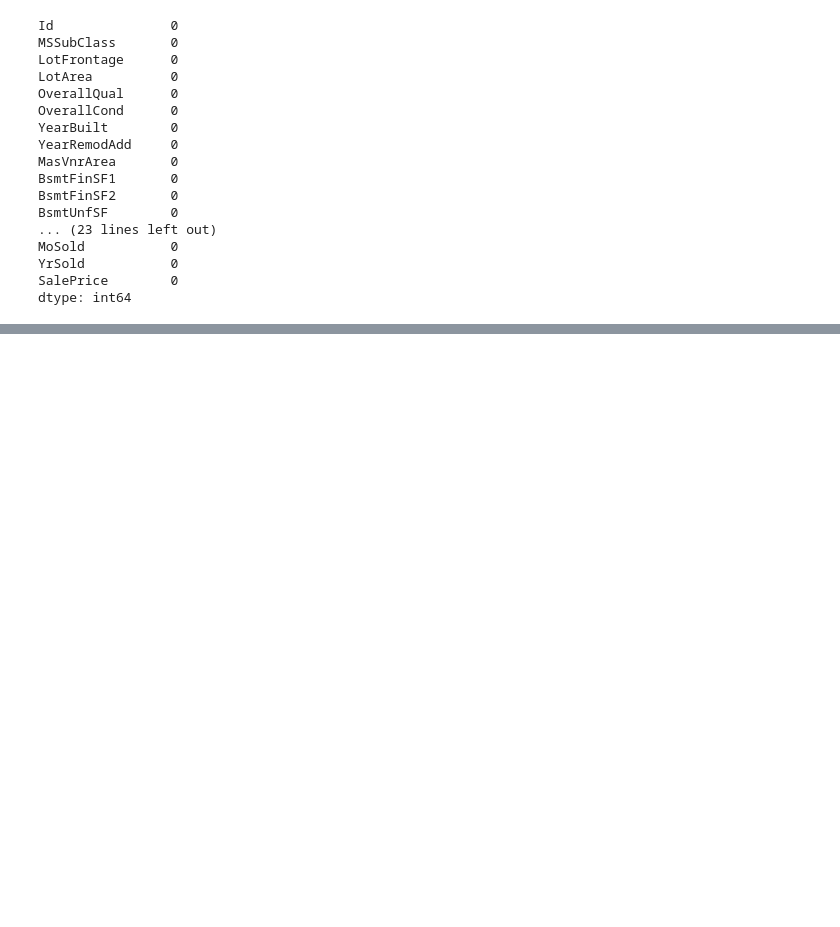
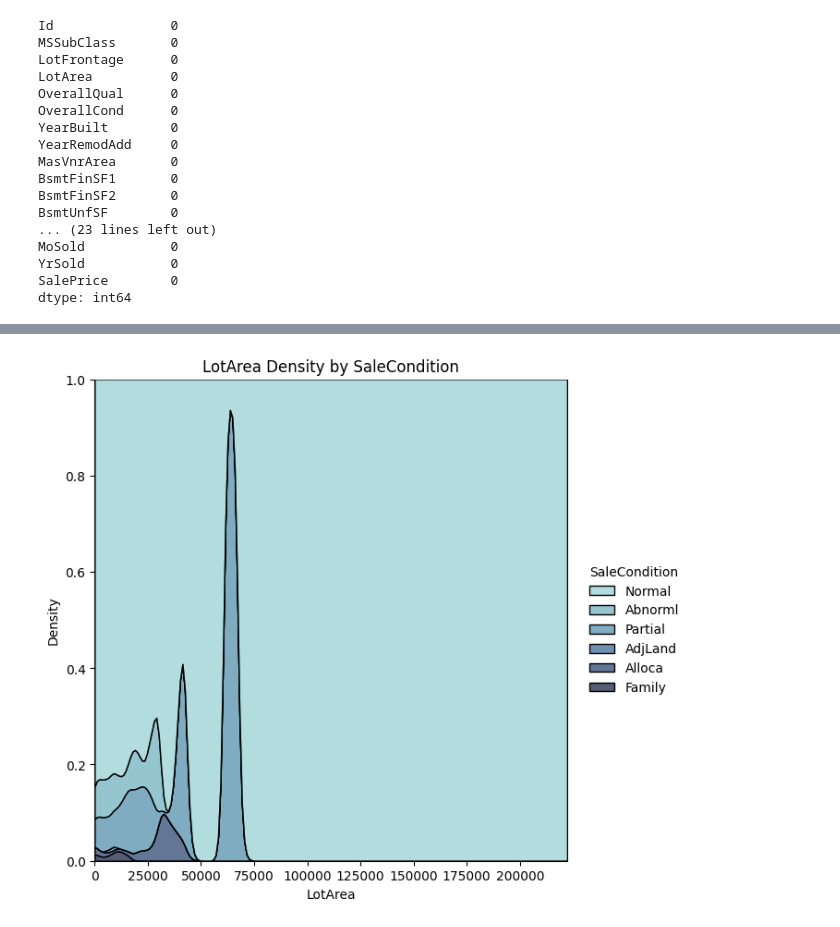
Before and after one commit to Mehdipoladrag/House-Prices-Project, a Jupyter notebook: houseprice_proj.ipynb, the cells around one changed output, grey strips where cells are left out. Saved outputs shown, nothing was run; the diff lists cells and outputs as text; code cells hidden in the pictures; blank space fills up the shorter version.

```diff
--- a/houseprice_proj.ipynb
+++ b/houseprice_proj.ipynb
@@ -212,0 +266,15 @@ for col in categorical_columns :
+# %%
+sns.displot(
+    data=df,
+    x="LotArea",
+    hue="SaleCondition",
+    kind="kde",
+    height=6,
+    multiple="fill",
+    clip=(0, None),
+    palette="ch:rot=-.25,hue=1,light=.75"
+)
+plt.title("LotArea Density by SaleCondition")
+plt.show()
+# %% [output]
+[figure, added]
```
Also changed, not shown: parts of 10 cells of this notebook.
